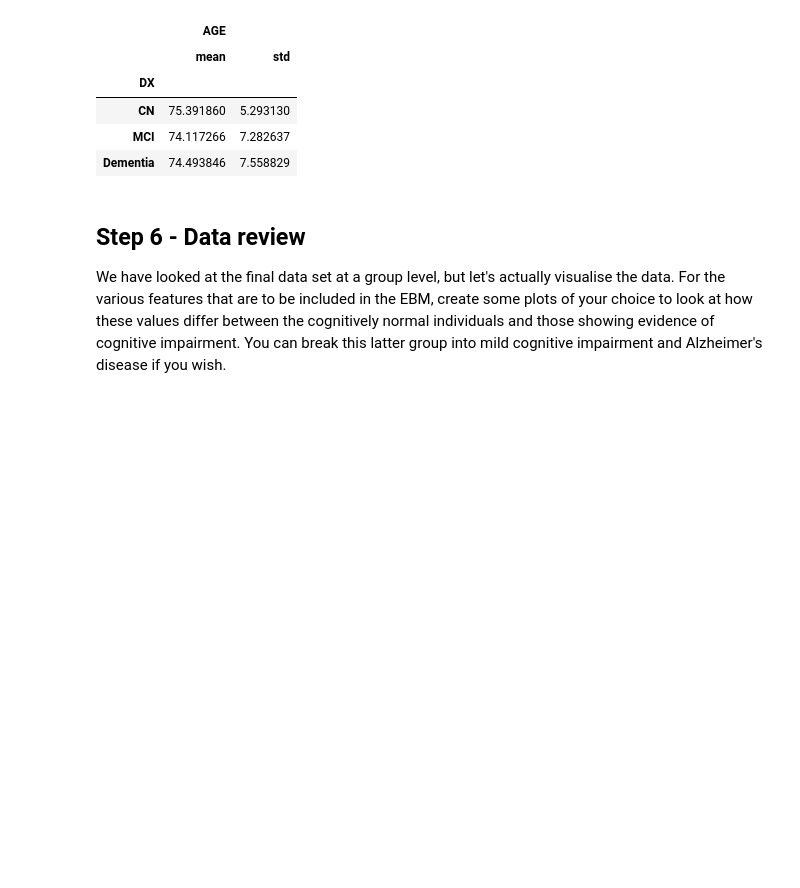
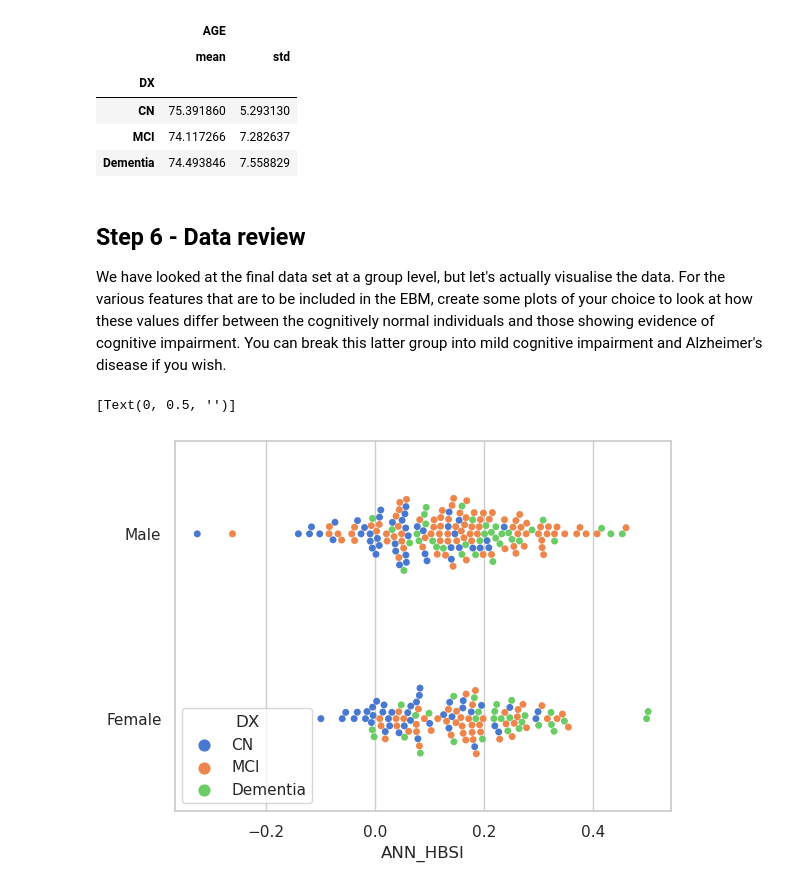
Before and after one commit to araikes/TeamCoders_Event_Based_Model, a Jupyter notebook: 2_DataCleaningAndWrangling/data_cleaning_ACR.ipynb, the cells around one changed output. Cells and saved outputs as stored; diff of their text form; code cells hidden in the pictures; blank space fills up the shorter version.

Commit message:
Update data_cleaning_ACR.ipynb
Added plots to EBM data cleaning

```diff
--- a/2_DataCleaningAndWrangling/data_cleaning_ACR.ipynb
+++ b/2_DataCleaningAndWrangling/data_cleaning_ACR.ipynb
@@ -165,6 +165,9 @@ print()
 
 adni_bsi_dataset.DX = pd.Categorical(adni_bsi_dataset.DX,
                                     categories = ["CN", "MCI", "Dementia"],
+                                    ordered = True)
+
+adni_bsi_dataset.APOE4 = pd.Categorical(adni_bsi_dataset.APOE4,
                                     ordered = True)
 
 display(pd.crosstab(index=adni_bsi_dataset['PTGENDER'],
@@ -201,3 +204,11 @@ We have looked at the final data set at a group level, but let's actually visual
 # %%
 # Your answer to Step 6
 # Below put your code for visualising the data
+sns.set_theme(style="whitegrid", palette="muted")
+
+# Draw a categorical scatterplot to show each observation
+ax = sns.swarmplot(data=adni_bsi_dataset, x="ANN_HBSI", y="PTGENDER", hue="DX")
+ax.set(ylabel="")
+# %% [output]
+[Text(0, 0.5, '')]
+[figure, added]
```
Also changed, not shown: parts of 4 cells of this notebook.
